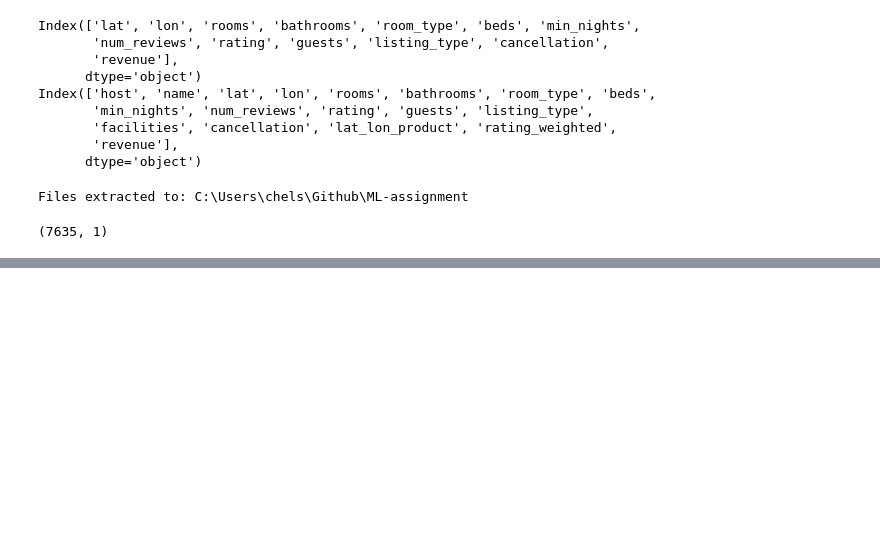
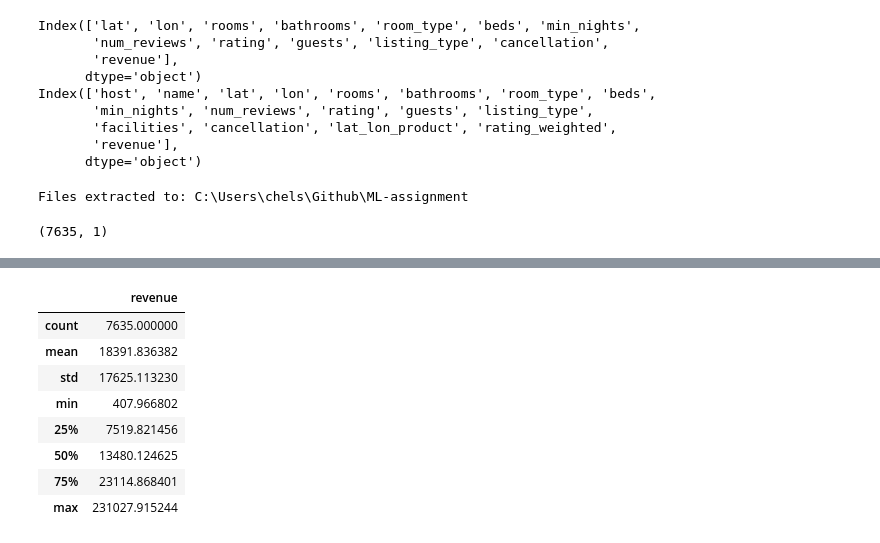
Before and after one commit to cbjonesea/ML-assignment, a Jupyter notebook: CJones_Submission3_11052025.ipynb, the cells around one changed output, grey strips where cells are left out. Saved outputs shown, nothing was run; the diff lists cells and outputs as text; code cells hidden in the pictures; blank space fills up the shorter version.

```diff
--- a/CJones_Submission3_11052025.ipynb
+++ b/CJones_Submission3_11052025.ipynb
@@ -349,0 +362,12 @@ predicted.shape
+# %%
+predicted.describe()
+# %% [output]
+|  | revenue |
+| count | 7635.000000 |
+| mean | 18391.836382 |
+| std | 17625.113230 |
+| min | 407.966802 |
+| 25% | 7519.821456 |
+| 50% | 13480.124625 |
+| 75% | 23114.868401 |
+| max | 231027.915244 |
```
Also changed, not shown: parts of 1 cell of this notebook, 4 other files.
